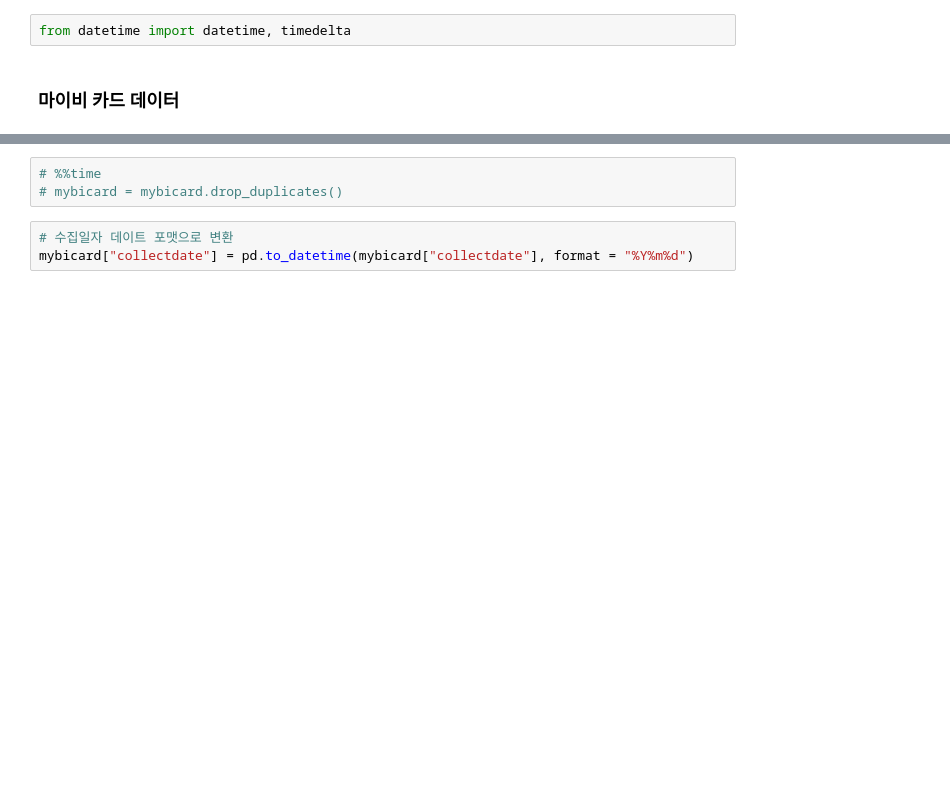
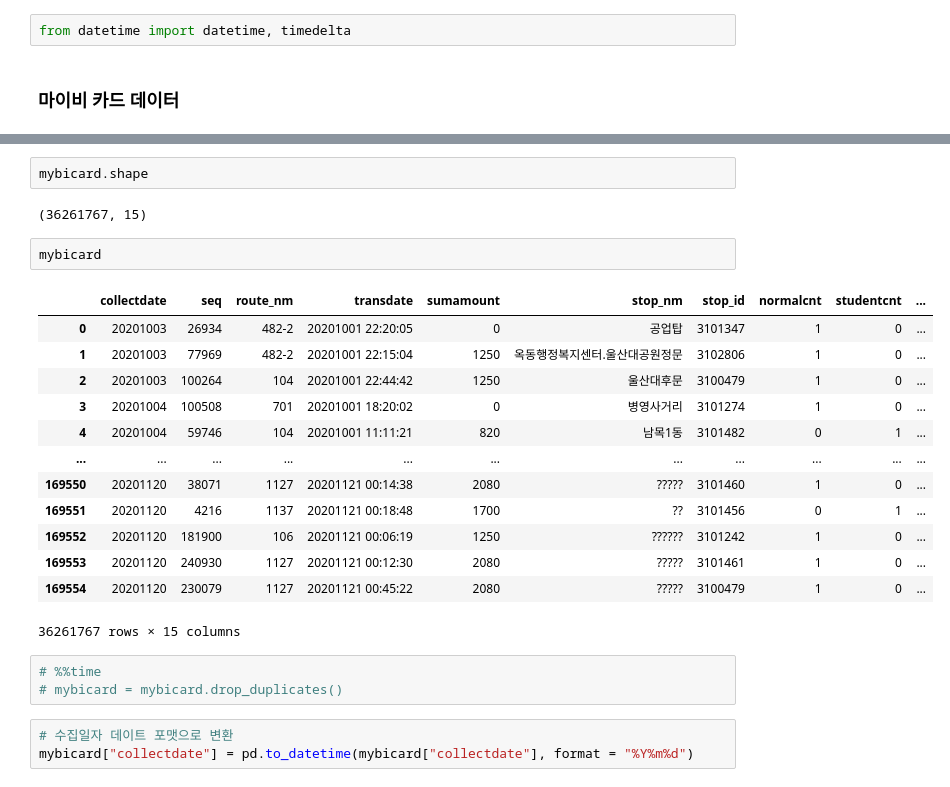
Before and after one commit to Goodmytoy/Passenger_Demand, a Jupyter notebook: model/create_data/Data_Merge.ipynb, the cells around one changed output, grey strips where cells are left out. Drawn from its saved outputs; the diff is of its cells as text; blank space fills up the shorter version.

```diff
--- a/model/create_data/Data_Merge.ipynb
+++ b/model/create_data/Data_Merge.ipynb
@@ -18,3 +18,23 @@ Wall time: 16 s
+# %%
+mybicard.shape
+# %% [output]
+(36261767, 15)
+# %%
+mybicard
+# %% [output]
+|  | collectdate | seq | route_nm | transdate | sumamount | stop_nm | stop_id | normalcnt | studentcnt | ... |
+| 0 | 20201003 | 26934 | 482-2 | 20201001 22:20:05 | 0 | 공업탑 | 3101347 | 1 | 0 | ... |
+| 1 | 20201003 | 77969 | 482-2 | 20201001 22:15:04 | 1250 | 옥동행정복지센터.울산대공원정문 | 3102806 | 1 | 0 | ... |
+| 2 | 20201003 | 100264 | 104 | 20201001 22:44:42 | 1250 | 울산대후문 | 3100479 | 1 | 0 | ... |
+| 3 | 20201004 | 100508 | 701 | 20201001 18:20:02 | 0 | 병영사거리 | 3101274 | 1 | 0 | ... |
+| 4 | 20201004 | 59746 | 104 | 20201001 11:11:21 | 820 | 남목1동 | 3101482 | 0 | 1 | ... |
+| ... | ... | ... | ... | ... | ... | ... | ... | ... | ... | ... |
+| 169550 | 20201120 | 38071 | 1127 | 20201121 00:14:38 | 2080 | ????? | 3101460 | 1 | 0 | ... |
+| 169551 | 20201120 | 4216 | 1137 | 20201121 00:18:48 | 1700 | ?? | 3101456 | 0 | 1 | ... |
+| 169552 | 20201120 | 181900 | 106 | 20201121 00:06:19 | 1250 | ?????? | 3101242 | 1 | 0 | ... |
+| 169553 | 20201120 | 240930 | 1127 | 20201121 00:12:30 | 2080 | ????? | 3101461 | 1 | 0 | ... |
+| 169554 | 20201120 | 230079 | 1127 | 20201121 00:45:22 | 2080 | ????? | 3100479 | 1 | 0 | ... |
+36261767 rows × 15 columns
 # %%
 # %%time
 # mybicard = mybicard.drop_duplicates()
```
Also changed, not shown: parts of 3 cells of this notebook, 4 other files.
